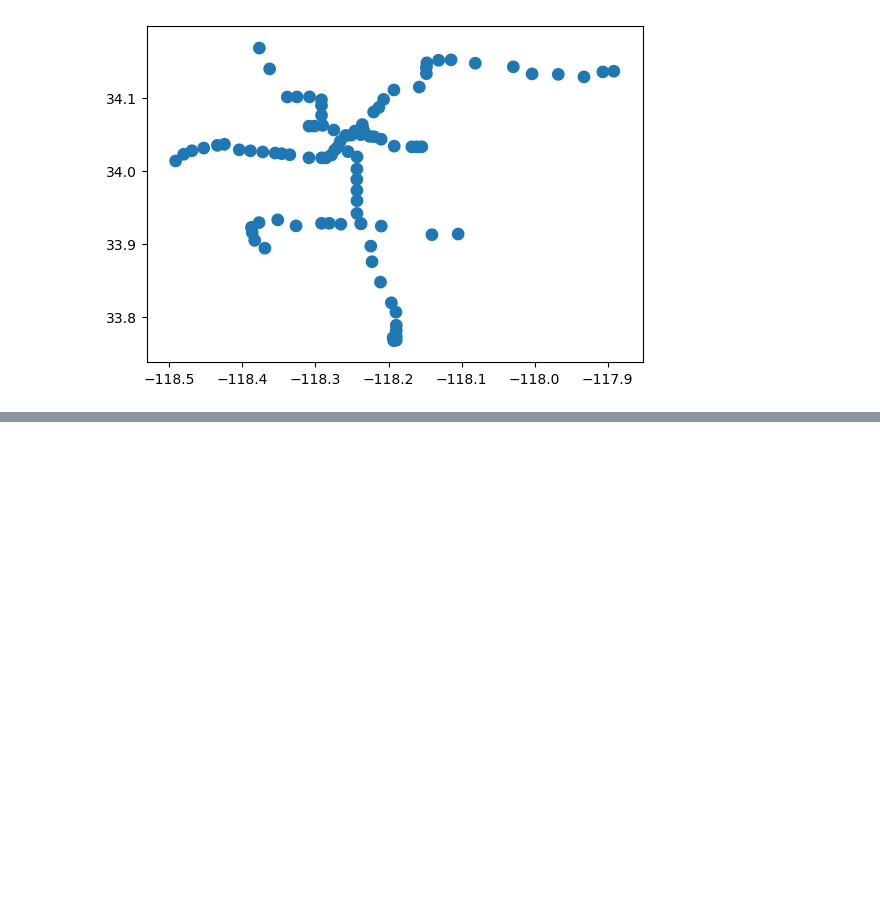
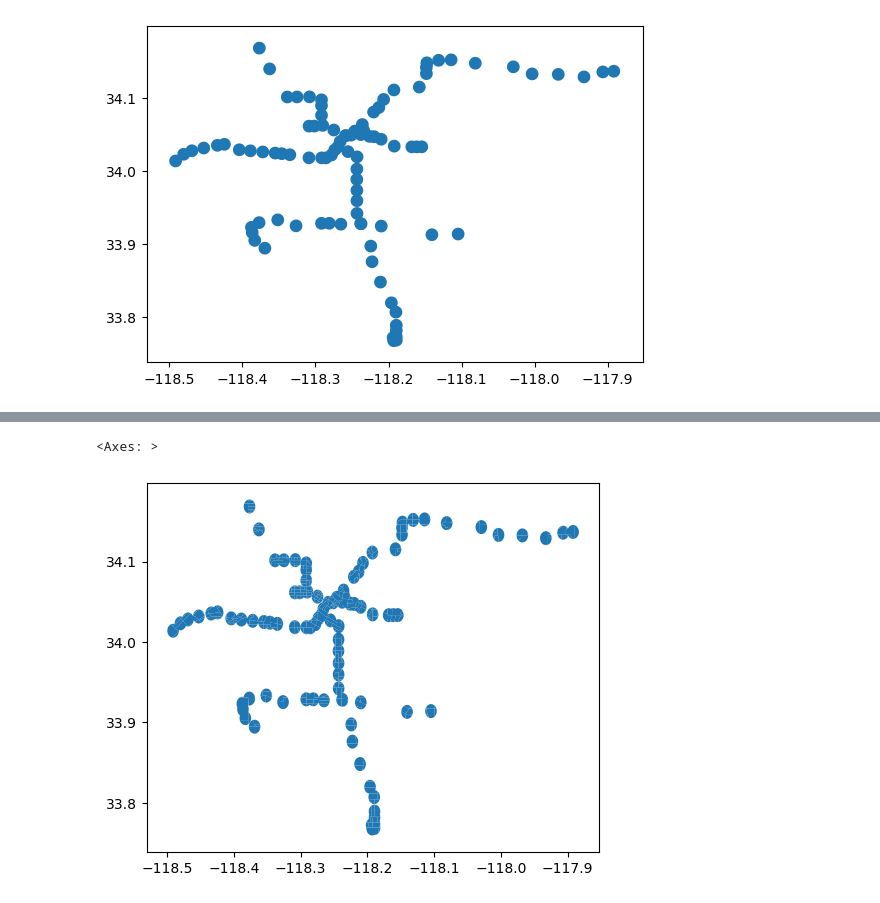
Before and after one commit to tomo-ujikawa/up221-tomohiro, a Jupyter notebook: GroupAssignment3/MetroBuffer.ipynb, the cells around one changed output, grey strips where cells are left out. Cells and saved outputs as stored; diff of their text form; code cells hidden in the pictures; blank space fills up the shorter version.

```diff
--- a/GroupAssignment3/MetroBuffer.ipynb
+++ b/GroupAssignment3/MetroBuffer.ipynb
@@ -50,0 +53,8 @@ m
+# %%
+import geopandas as gpd
+tracts = gpd.read_file('Data/Census_Tracts_2020.geojson', crs='epsg:3857')
+tracts_clip = gpd.clip(tracts, buffered_points)
+tracts_clip.plot()
+# %% [output]
+<Axes: >
+[figure, added]
```
Also changed, not shown: parts of 3 cells of this notebook, 4 other files.
